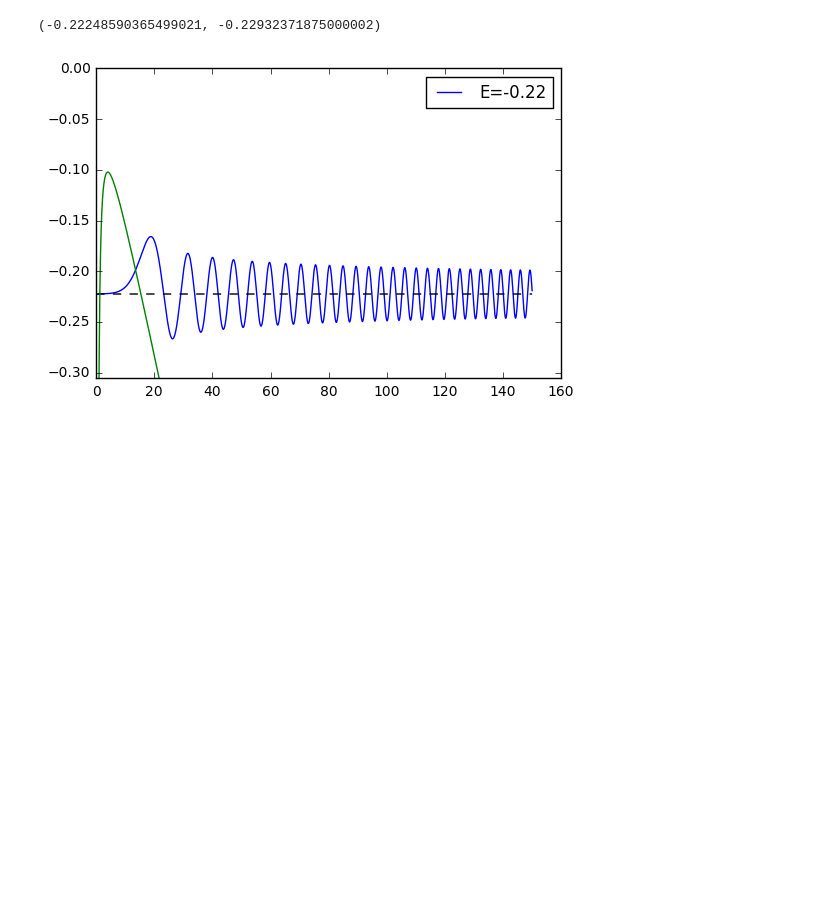
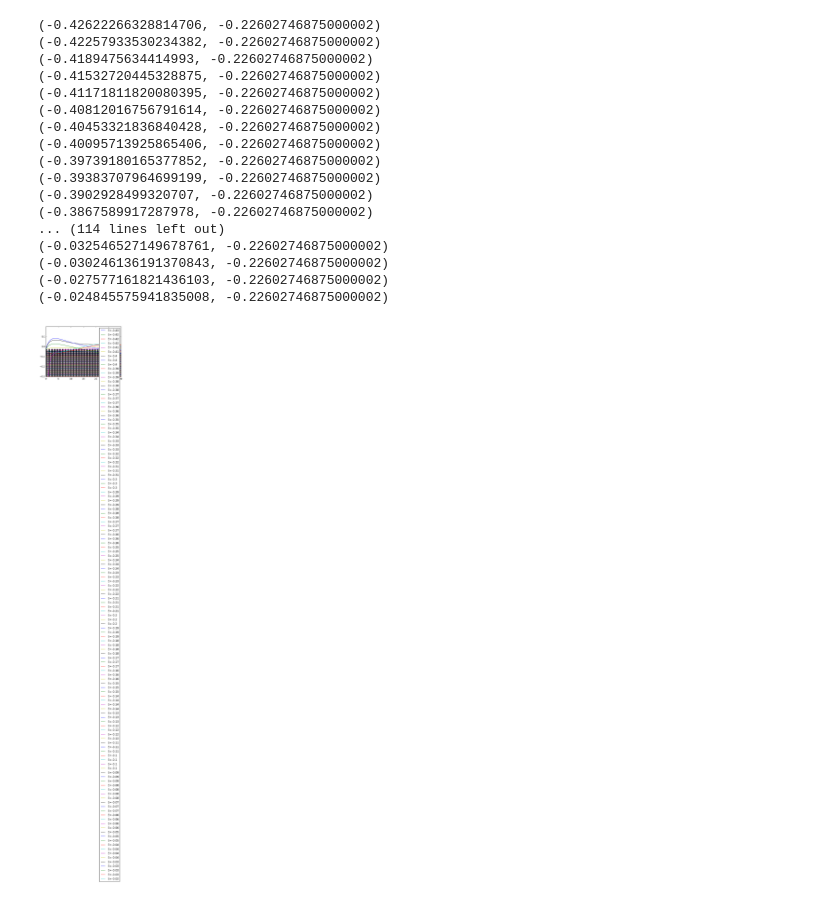
Before and after one commit to daniel-lozano/prueba, a Jupyter notebook: Schrodinger/Solving_attoclock.ipynb, the cells around one changed output. Cells and saved outputs as stored; diff of their text form; code cells hidden in the pictures; blank space fills up the shorter version.

```diff
--- a/Schrodinger/Solving_attoclock.ipynb
+++ b/Schrodinger/Solving_attoclock.ipynb
@@ -60,0 +56,17 @@ plt.close()
+# %%
+f=[0.04,0.11]
+markers=["r","b"]
+for i in range(2):
+    F=f[i]
+    Energy1=np.ones(steps)*(-I(F)/4)
+    Energy2=np.ones(steps)*(-I(F))
+    U=Pot(xvec)
+    T=trian(xvec)
+    plt.plot(xvec,Energy1, "--",label="/4")
+    plt.plot(xvec,Energy2, "--",label="/1")
+    plt.plot(xvec,U)
+    plt.plot(xvec,T)
+plt.ylim(-1,0)
+plt.legend()
+plt.show()
+plt.close()
@@ -74,0 +89,19 @@ np.shape(E)
+# %%
+error=1.0/100
+for i in range(len(E)):
+    if( -(1.0-error)*I(F)/4.0 >E[i]>-(1.0+error)*I(F)/4.0 ):
+        Line=np.ones(len(V[:,i]))*E[i]
+        plt.plot(xvec,V[:,i] +E[i],label="E="+str(round(E[i],2)))
+        plt.plot(xvec,Line,"k--")
+        plt.plot()
+        print(E[i],-I(F)/4.0,"Error=",abs(E[i]+I(F)/4.0)/(I(F)/4.0))
+
+
+
+
+plt.plot(xvec,U)
+plt.legend(loc=1)
+plt.ylim(-I(F)/3.0,0)
+plt.xlim(0,250)
+plt.show()
+plt.close()
@@ -75,21 +112,38 @@ np.shape(E)
 # %%
+error=90.0/100
 for i in range(len(E)):
-    if( -(0.95)*I(F)/4 >E[i]>-(1.05)*I(F)/4 ):
+    if( -(1.0-error)*I(F)/4.0 >E[i]>-(1.0+error)*I(F)/4.0 ):
         Line=np.ones(len(V[:,i]))*E[i]
         plt.plot(xvec,V[:,i] +E[i],label="E="+str(round(E[i],2)))
         plt.plot(xvec,Line,"k--")
         plt.plot()
         print(E[i],-I(F)/4.0)
 
 
 
 
 plt.plot(xvec,U)
 plt.legend(loc=1)
-plt.ylim(-I(F)/3.0,0)
-#plt.xlim(0,20)
+plt.ylim(-I(F)/3.0,0.2)
+plt.xlim(0,30)
 plt.show()
 plt.close()
 # %% [output]
-(-0.22248590365499021, -0.22932371875000002)
+(-0.42622266328814706, -0.22602746875000002)
+(-0.42257933530234382, -0.22602746875000002)
+(-0.4189475634414993, -0.22602746875000002)
+(-0.41532720445328875, -0.22602746875000002)
+(-0.41171811820080395, -0.22602746875000002)
+(-0.40812016756791614, -0.22602746875000002)
+(-0.40453321836840428, -0.22602746875000002)
+(-0.40095713925865406, -0.22602746875000002)
+(-0.39739180165377852, -0.22602746875000002)
+(-0.39383707964699199, -0.22602746875000002)
+(-0.3902928499320707, -0.22602746875000002)
+(-0.3867589917287978, -0.22602746875000002)
+... (114 lines left out)
+(-0.032546527149678761, -0.22602746875000002)
+(-0.030246136191370843, -0.22602746875000002)
+(-0.027577161821436103, -0.22602746875000002)
+(-0.024845575941835008, -0.22602746875000002)
-[figure, old version]
+[figure, new version]
```
Also changed, not shown: parts of 5 cells of this notebook, 35 other files.
